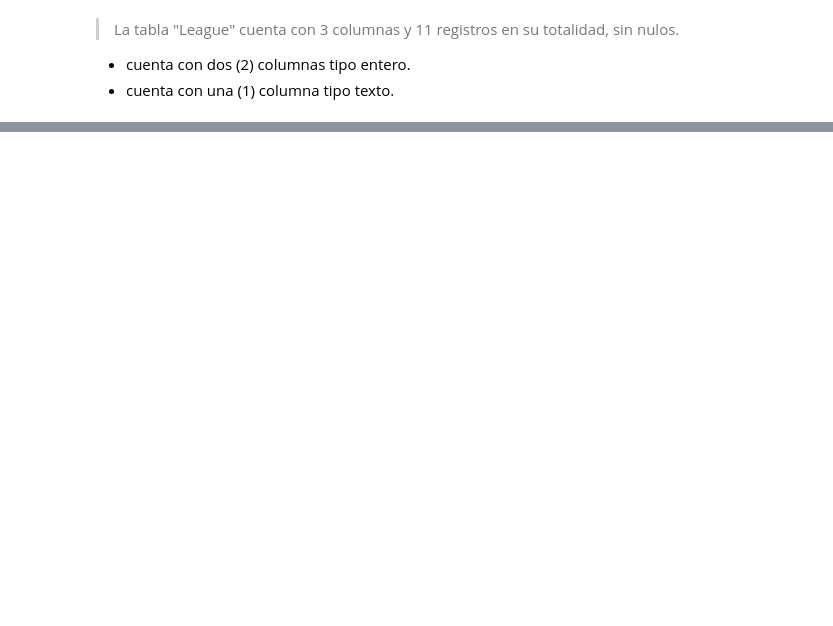
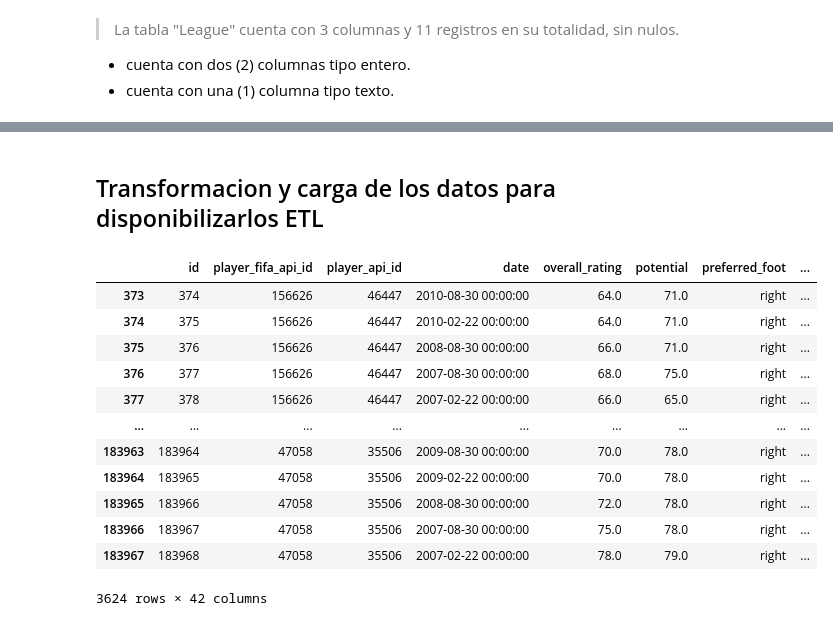
Before and after one commit to rammerbot/mi_casino_test, a Jupyter notebook: mi_casino_test.ipynb, the cells around one changed output, grey strips where cells are left out. Drawn from its saved outputs; the diff is of its cells as text; code cells hidden in the pictures; blank space fills up the shorter version.

```diff
--- a/mi_casino_test.ipynb
+++ b/mi_casino_test.ipynb
@@ -210,0 +349,23 @@ memory usage: 284.9+ KB
+# %% [markdown]
+## Transformacion y carga de los datos para disponibilizarlos ETL
+# %%
+# Nombre de columna a tratar.
+column = 'defensive_work_rate'
+
+# Mostrar los registros que contengan valores nulos en la tabla.
+df_null = df['Player_Attributes'][df['Player_Attributes'].isnull().any(axis=1)]
+df_null
+# %% [output]
+|  | id | player_fifa_api_id | player_api_id | date | overall_rating | potential | preferred_foot | ... |
+| 373 | 374 | 156626 | 46447 | 2010-08-30 00:00:00 | 64.0 | 71.0 | right | ... |
+| 374 | 375 | 156626 | 46447 | 2010-02-22 00:00:00 | 64.0 | 71.0 | right | ... |
+| 375 | 376 | 156626 | 46447 | 2008-08-30 00:00:00 | 66.0 | 71.0 | right | ... |
+| 376 | 377 | 156626 | 46447 | 2007-08-30 00:00:00 | 68.0 | 75.0 | right | ... |
+| 377 | 378 | 156626 | 46447 | 2007-02-22 00:00:00 | 66.0 | 65.0 | right | ... |
+| ... | ... | ... | ... | ... | ... | ... | ... | ... |
+| 183963 | 183964 | 47058 | 35506 | 2009-08-30 00:00:00 | 70.0 | 78.0 | right | ... |
+| 183964 | 183965 | 47058 | 35506 | 2009-02-22 00:00:00 | 70.0 | 78.0 | right | ... |
+| 183965 | 183966 | 47058 | 35506 | 2008-08-30 00:00:00 | 72.0 | 78.0 | right | ... |
+| 183966 | 183967 | 47058 | 35506 | 2007-08-30 00:00:00 | 75.0 | 78.0 | right | ... |
+| 183967 | 183968 | 47058 | 35506 | 2007-02-22 00:00:00 | 78.0 | 79.0 | right | ... |
+3624 rows × 42 columns
```
Also changed, not shown: parts of 34 cells of this notebook.
